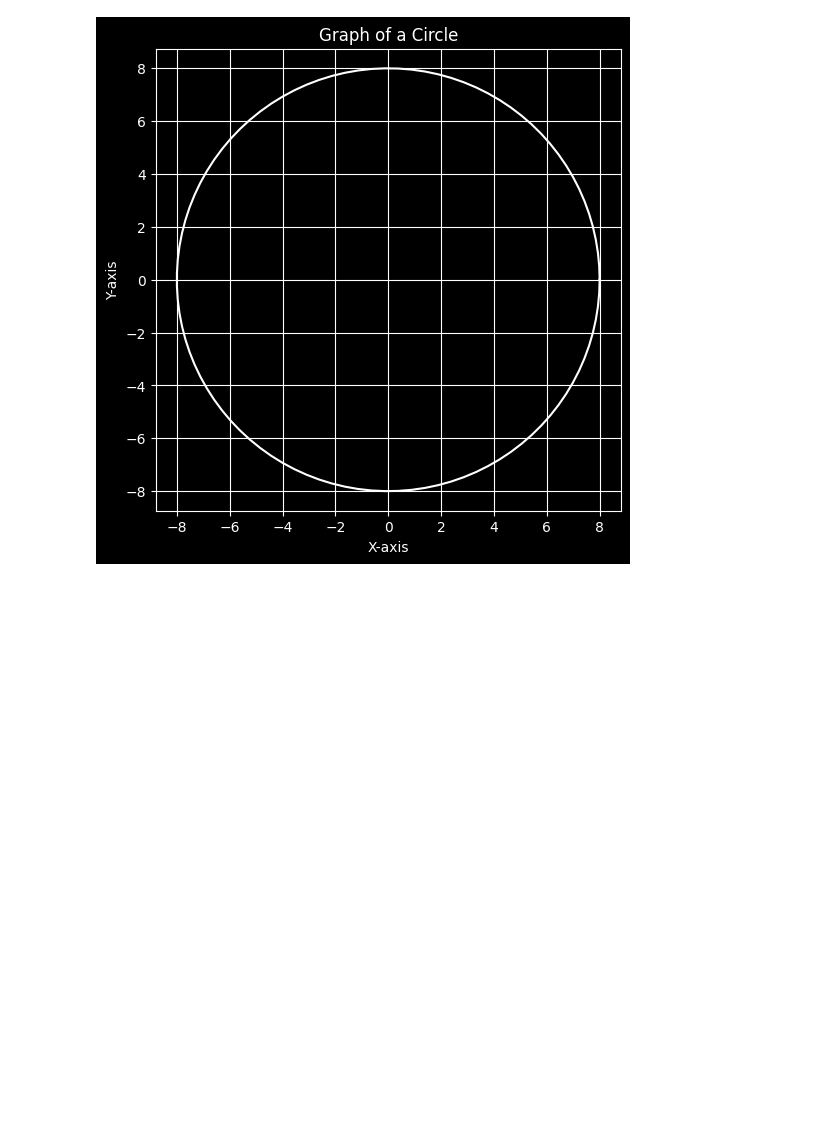
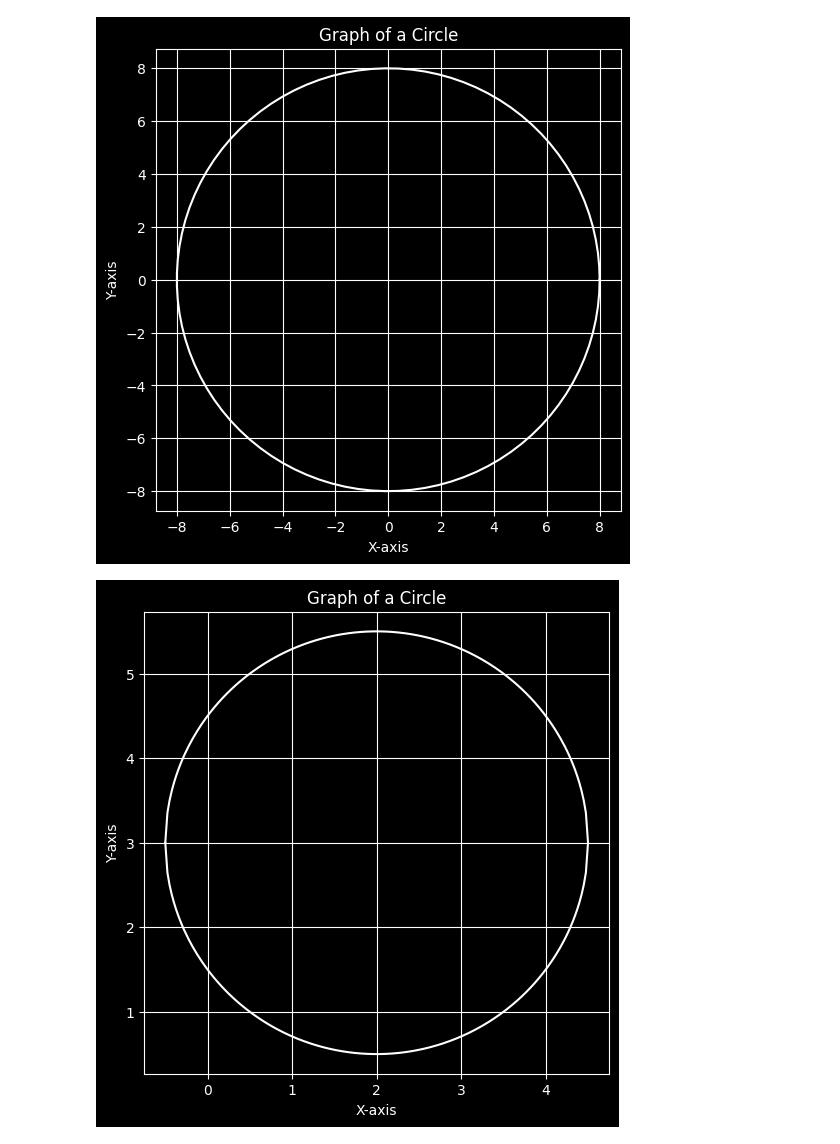
Before and after one commit to astrocker/math-with-python-230911, a Jupyter notebook: circle.ipynb, the cells around one changed output. Cells and saved outputs as stored; diff of their text form; code cells hidden in the pictures; blank space fills up the shorter version.

```diff
--- a/circle.ipynb
+++ b/circle.ipynb
@@ -32,3 +32,34 @@ plt.show()
 Enter the radius of the circle: 8
 The area of the circle is 201.06 square units.
 [figure]
+# %%
+import numpy as np
+import matplotlib.pyplot as plt
+
+# 원의 중심 (a, b)와 반지름 r 설정
+a = 2.0
+b = 3.0
+r = 2.5
+
+# x 값 배열 생성
+x_values = np.linspace(a - r, a + r, 200)  # 원의 반지름을 고려하여 x 범위 설정
+
+# 해당 x 값에 대한 위쪽 반원의 y 값 계산
+y_values_upper = b + np.sqrt(r**2 - (x_values - a)**2)
+
+# 해당 x 값에 대한 아래쪽 반원의 y 값 계산
+y_values_lower = b - np.sqrt(r**2 - (x_values - a)**2)
+
+# 그래프 그리기
+plt.figure(figsize=(6, 6))
+plt.style.use('dark_background')
+plt.plot(x_values, y_values_upper, color='white')  # 위쪽 반원 그래프
+plt.plot(x_values, y_values_lower, color='white')  # 아래쪽 반원 그래프
+plt.title("Graph of a Circle")
+plt.xlabel("X-axis")
+plt.ylabel("Y-axis")
+plt.grid(True)
+plt.axis('equal')
+plt.show()
+# %% [output]
+[figure, added]
```
